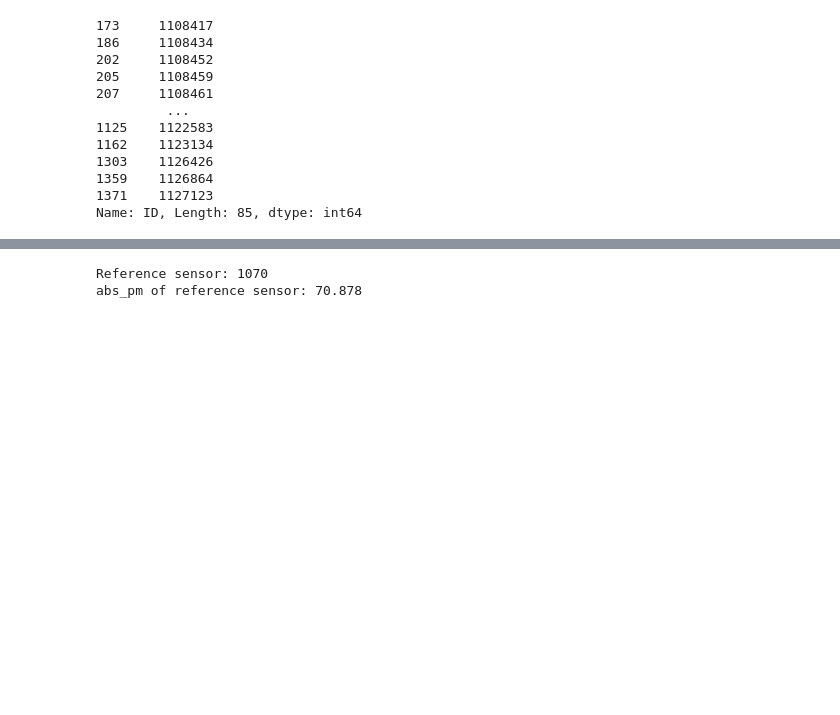
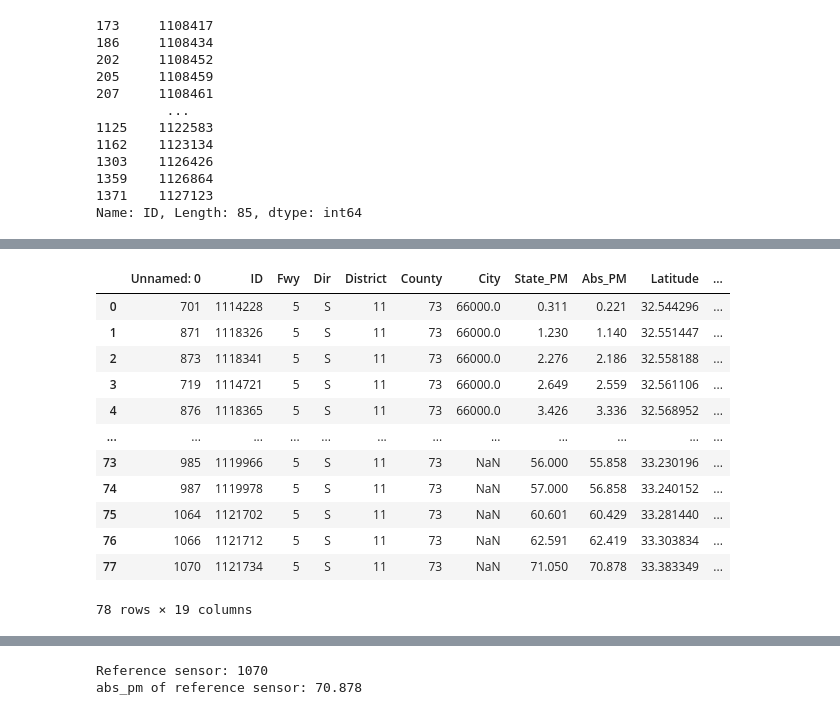
Before and after one commit to StephenMaaa/AutoODE_PEMS_traffic, a Jupyter notebook: Dataprocessing.ipynb, the cells around one changed output, grey strips where cells are left out. Drawn from its saved outputs; the diff is of its cells as text; code cells hidden in the pictures; blank space fills up the shorter version.

```diff
--- a/Dataprocessing.ipynb
+++ b/Dataprocessing.ipynb
@@ -103,0 +200,17 @@ df_sensors
+# %%
+b = pd.read_csv("sensors.csv")
+b
+# %% [output]
+|  | Unnamed: 0 | ID | Fwy | Dir | District | County | City | State_PM | Abs_PM | Latitude | ... |
+| 0 | 701 | 1114228 | 5 | S | 11 | 73 | 66000.0 | 0.311 | 0.221 | 32.544296 | ... |
+| 1 | 871 | 1118326 | 5 | S | 11 | 73 | 66000.0 | 1.230 | 1.140 | 32.551447 | ... |
+| 2 | 873 | 1118341 | 5 | S | 11 | 73 | 66000.0 | 2.276 | 2.186 | 32.558188 | ... |
+| 3 | 719 | 1114721 | 5 | S | 11 | 73 | 66000.0 | 2.649 | 2.559 | 32.561106 | ... |
+| 4 | 876 | 1118365 | 5 | S | 11 | 73 | 66000.0 | 3.426 | 3.336 | 32.568952 | ... |
+| ... | ... | ... | ... | ... | ... | ... | ... | ... | ... | ... | ... |
+| 73 | 985 | 1119966 | 5 | S | 11 | 73 | NaN | 56.000 | 55.858 | 33.230196 | ... |
+| 74 | 987 | 1119978 | 5 | S | 11 | 73 | NaN | 57.000 | 56.858 | 33.240152 | ... |
+| 75 | 1064 | 1121702 | 5 | S | 11 | 73 | NaN | 60.601 | 60.429 | 33.281440 | ... |
+| 76 | 1066 | 1121712 | 5 | S | 11 | 73 | NaN | 62.591 | 62.419 | 33.303834 | ... |
+| 77 | 1070 | 1121734 | 5 | S | 11 | 73 | NaN | 71.050 | 70.878 | 33.383349 | ... |
+78 rows × 19 columns
```
Also changed, not shown: parts of 44 cells of this notebook, 38 other files.
